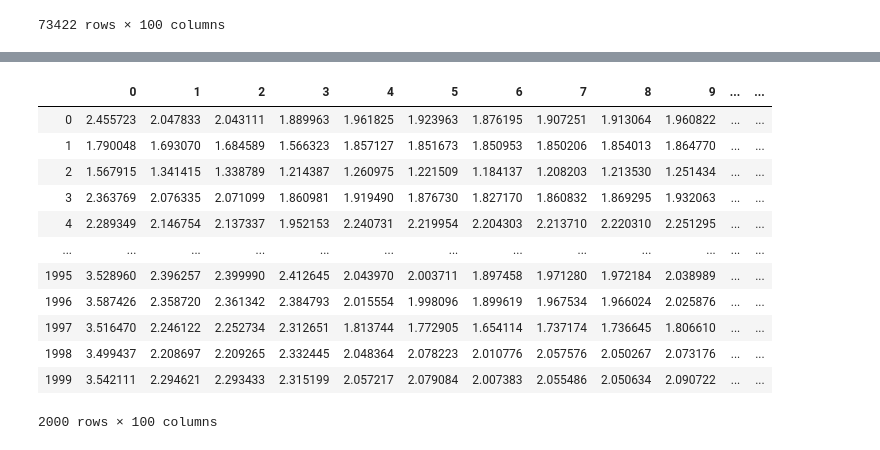
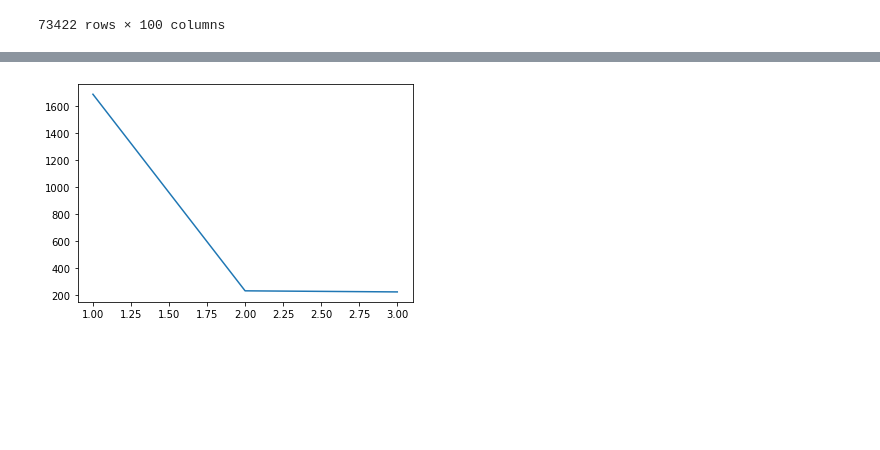
Before and after one commit to brendanwliu/joke_recommender, a Jupyter notebook: movie-recommender-based.ipynb, the cells around one changed output, grey strips where cells are left out. Saved outputs shown, nothing was run; the diff lists cells and outputs as text; code cells hidden in the pictures; blank space fills up the shorter version.

```diff
--- a/movie-recommender-based.ipynb
+++ b/movie-recommender-based.ipynb
@@ -121,16 +103,4 @@ XsubFit
-# %%
-XsubFitFixed
-# %% [output]
-|  | 0 | 1 | 2 | 3 | 4 | 5 | 6 | 7 | 8 | 9 | ... | ... |
-| 0 | 2.455723 | 2.047833 | 2.043111 | 1.889963 | 1.961825 | 1.923963 | 1.876195 | 1.907251 | 1.913064 | 1.960822 | ... | ... |
-| 1 | 1.790048 | 1.693070 | 1.684589 | 1.566323 | 1.857127 | 1.851673 | 1.850953 | 1.850206 | 1.854013 | 1.864770 | ... | ... |
-| 2 | 1.567915 | 1.341415 | 1.338789 | 1.214387 | 1.260975 | 1.221509 | 1.184137 | 1.208203 | 1.213530 | 1.251434 | ... | ... |
-| 3 | 2.363769 | 2.076335 | 2.071099 | 1.860981 | 1.919490 | 1.876730 | 1.827170 | 1.860832 | 1.869295 | 1.932063 | ... | ... |
-| 4 | 2.289349 | 2.146754 | 2.137337 | 1.952153 | 2.240731 | 2.219954 | 2.204303 | 2.213710 | 2.220310 | 2.251295 | ... | ... |
-| ... | ... | ... | ... | ... | ... | ... | ... | ... | ... | ... | ... | ... |
-| 1995 | 3.528960 | 2.396257 | 2.399990 | 2.412645 | 2.043970 | 2.003711 | 1.897458 | 1.971280 | 1.972184 | 2.038989 | ... | ... |
-| 1996 | 3.587426 | 2.358720 | 2.361342 | 2.384793 | 2.015554 | 1.998096 | 1.899619 | 1.967534 | 1.966024 | 2.025876 | ... | ... |
-| 1997 | 3.516470 | 2.246122 | 2.252734 | 2.312651 | 1.813744 | 1.772905 | 1.654114 | 1.737174 | 1.736645 | 1.806610 | ... | ... |
-| 1998 | 3.499437 | 2.208697 | 2.209265 | 2.332445 | 2.048364 | 2.078223 | 2.010776 | 2.057576 | 2.050267 | 2.073176 | ... | ... |
-| 1999 | 3.542111 | 2.294621 | 2.293433 | 2.315199 | 2.057217 | 2.079084 | 2.007383 | 2.055486 | 2.050634 | 2.090722 | ... | ... |
-2000 rows × 100 columns
+# %%
+sns.lineplot(range(1,4), residual2);
+# %% [output]
+[figure, added]
```
Also changed, not shown: parts of 10 cells of this notebook.
